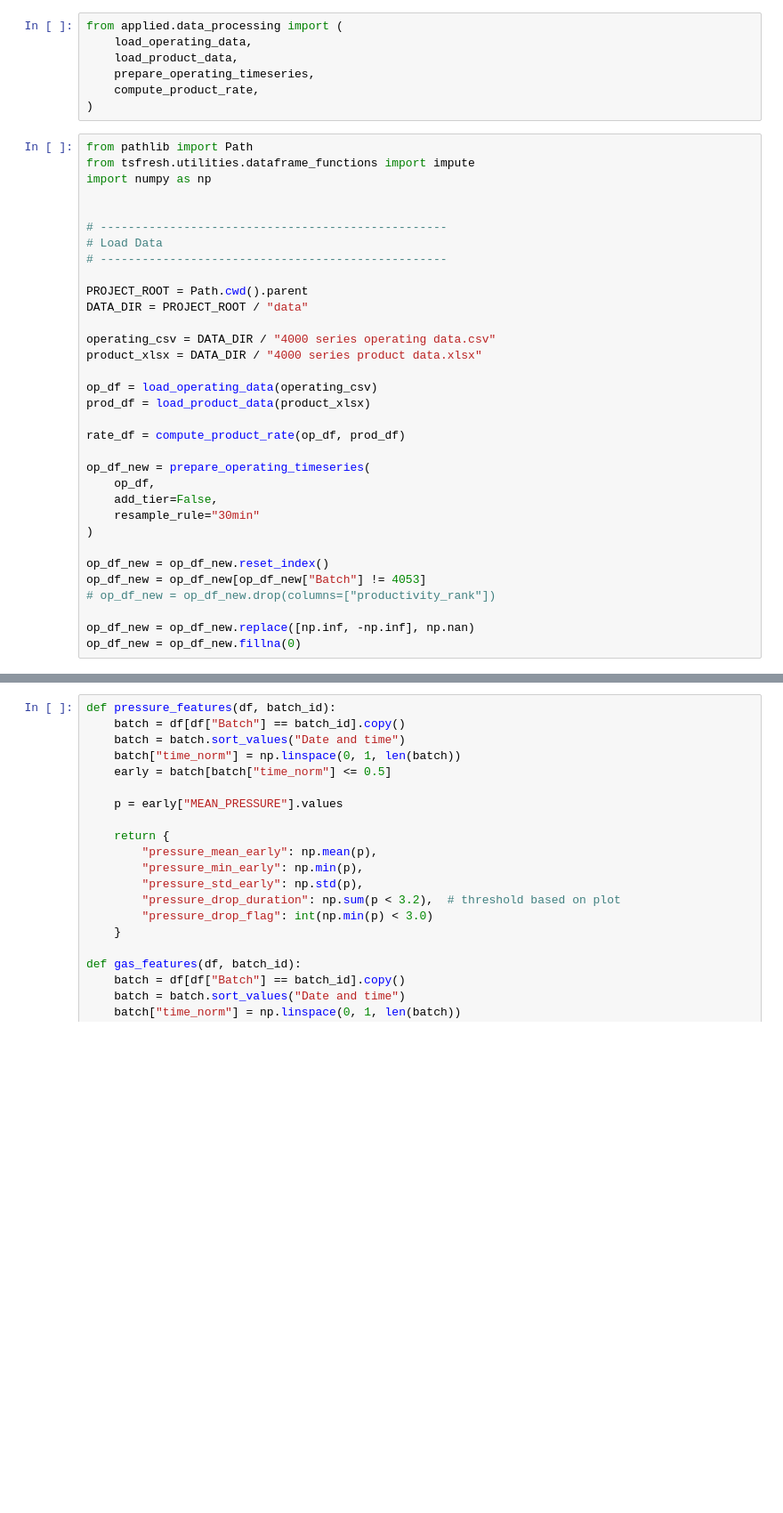
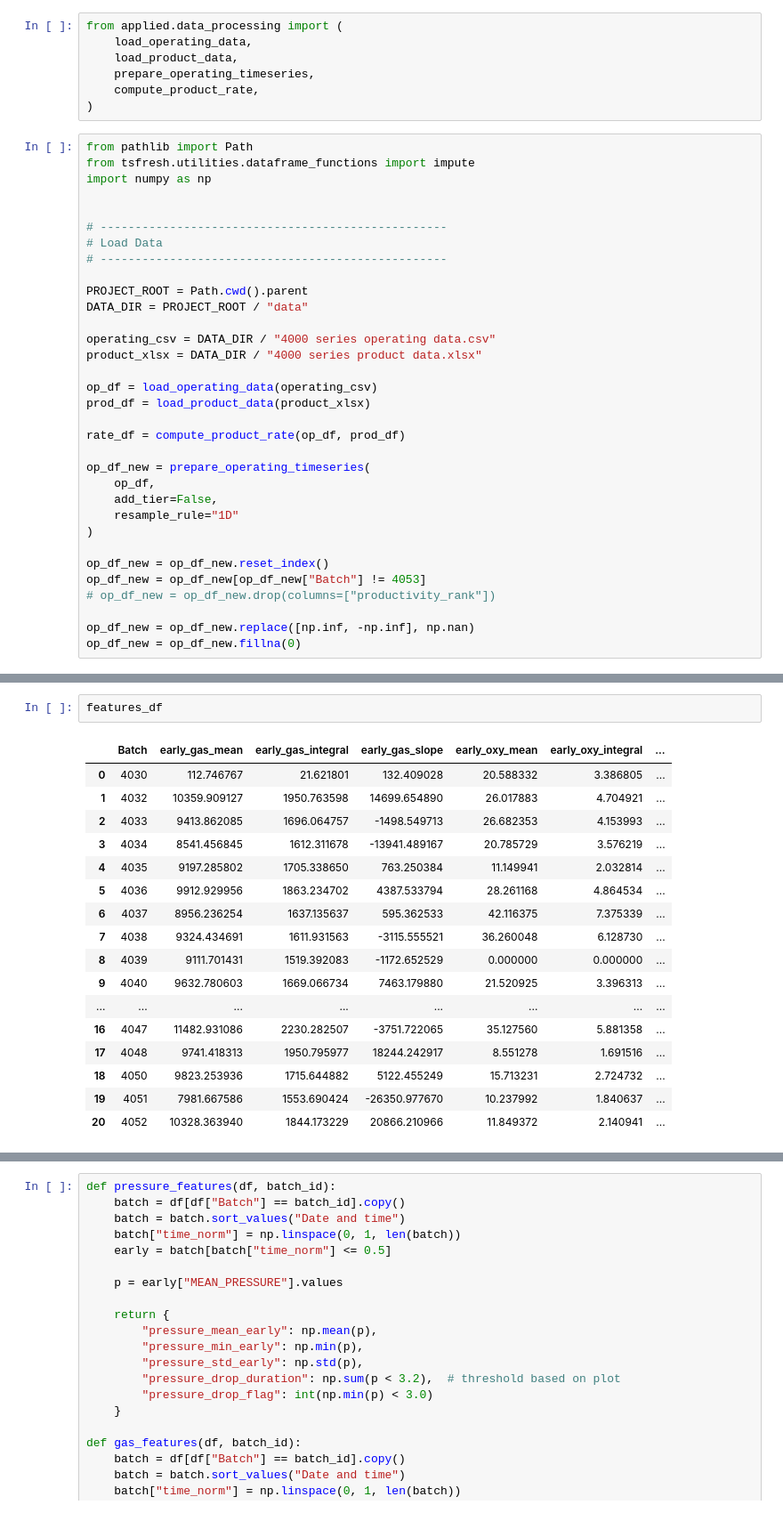
Before and after one commit to RichardFisher1/Applied, a Jupyter notebook: notebooks/RichardNotes.ipynb, the cells around one changed output, grey strips where cells are left out. Shown at 89% size. Saved outputs shown, nothing was run; the diff lists cells and outputs as text; blank space fills up the shorter version.

```diff
--- a/notebooks/RichardNotes.ipynb
+++ b/notebooks/RichardNotes.ipynb
@@ -29,7 +29,7 @@ rate_df = compute_product_rate(op_df, prod_df)
 op_df_new = prepare_operating_timeseries(
     op_df,
     add_tier=False,
-    resample_rule="30min"
+    resample_rule="1D"
 )
 
 op_df_new = op_df_new.reset_index()
@@ -161,0 +221,20 @@ plt.show()
+# %%
+features_df
+# %% [output]
+|  | Batch | early_gas_mean | early_gas_integral | early_gas_slope | early_oxy_mean | early_oxy_integral | ... |
+| 0 | 4030 | 112.746767 | 21.621801 | 132.409028 | 20.588332 | 3.386805 | ... |
+| 1 | 4032 | 10359.909127 | 1950.763598 | 14699.654890 | 26.017883 | 4.704921 | ... |
+| 2 | 4033 | 9413.862085 | 1696.064757 | -1498.549713 | 26.682353 | 4.153993 | ... |
+| 3 | 4034 | 8541.456845 | 1612.311678 | -13941.489167 | 20.785729 | 3.576219 | ... |
+| 4 | 4035 | 9197.285802 | 1705.338650 | 763.250384 | 11.149941 | 2.032814 | ... |
+| 5 | 4036 | 9912.929956 | 1863.234702 | 4387.533794 | 28.261168 | 4.864534 | ... |
+| 6 | 4037 | 8956.236254 | 1637.135637 | 595.362533 | 42.116375 | 7.375339 | ... |
+| 7 | 4038 | 9324.434691 | 1611.931563 | -3115.555521 | 36.260048 | 6.128730 | ... |
+| 8 | 4039 | 9111.701431 | 1519.392083 | -1172.652529 | 0.000000 | 0.000000 | ... |
+| 9 | 4040 | 9632.780603 | 1669.066734 | 7463.179880 | 21.520925 | 3.396313 | ... |
+| ... | ... | ... | ... | ... | ... | ... | ... |
+| 16 | 4047 | 11482.931086 | 2230.282507 | -3751.722065 | 35.127560 | 5.881358 | ... |
+| 17 | 4048 | 9741.418313 | 1950.795977 | 18244.242917 | 8.551278 | 1.691516 | ... |
+| 18 | 4050 | 9823.253936 | 1715.644882 | 5122.455249 | 15.713231 | 2.724732 | ... |
+| 19 | 4051 | 7981.667586 | 1553.690424 | -26350.977670 | 10.237992 | 1.840637 | ... |
+| 20 | 4052 | 10328.363940 | 1844.173229 | 20866.210966 | 11.849372 | 2.140941 | ... |
```
Also changed, not shown: parts of 7 cells of this notebook.
